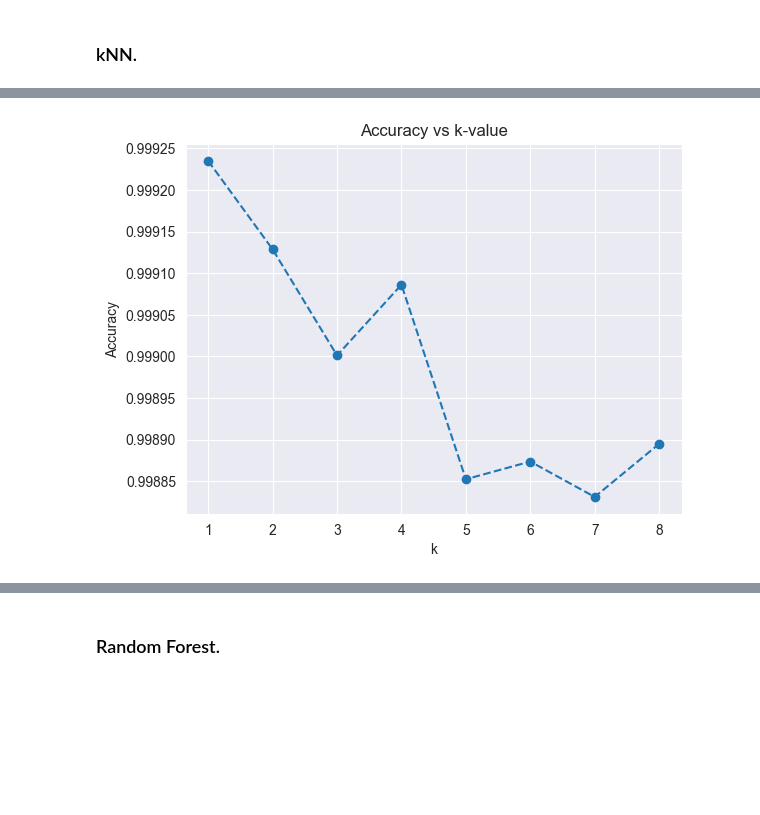
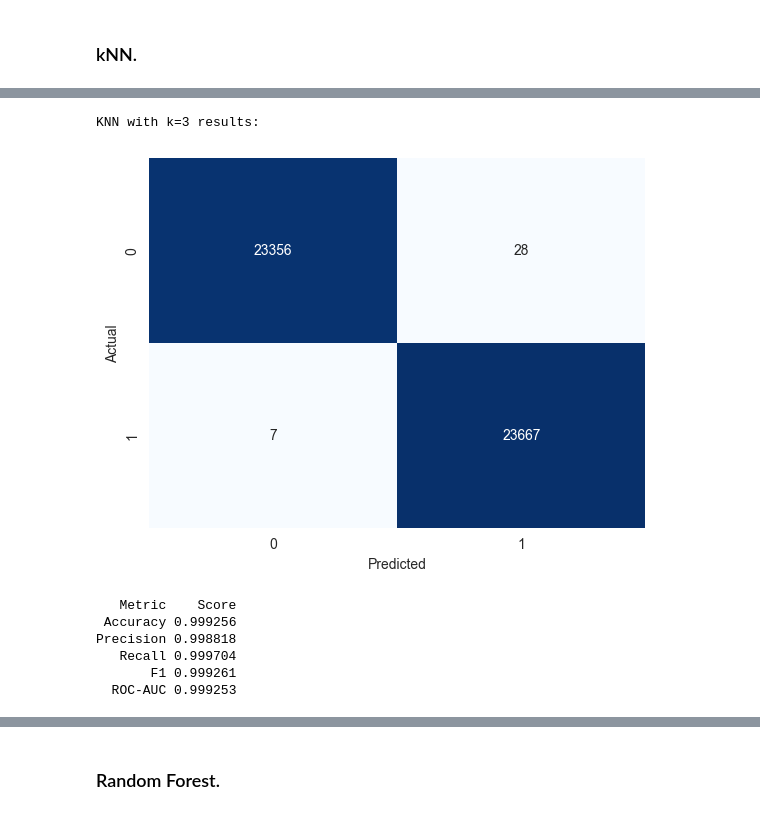
Before and after one commit to gutsy51/leti-course03, a Jupyter notebook: bd/ddos_or_not.ipynb, the cells around one changed output, grey strips where cells are left out. Cells and saved outputs as stored; diff of their text form; code cells hidden in the pictures; blank space fills up the shorter version.

```diff
--- a/bd/ddos_or_not.ipynb
+++ b/bd/ddos_or_not.ipynb
@@ -658,4 +645,20 @@ Is ddos
 Name: proportion, dtype: float64
 # %% [markdown]
 ### kNN.
+# %%
+def get_knn(n_neighbors):
+    return KNeighborsClassifier(
+        n_neighbors=n_neighbors,
+        weights='distance',
+        algorithm='auto',
+        n_jobs=-1
+    )
+# %%
+def evaluate_k(n_neighbors, x_tr, y_tr, x_tst, y_tst):
+    """Evaluate KNN and return results."""
+    time_iter_start = timer()
+    model = get_knn(n_neighbors)
+    model.fit(x_tr, y_tr)
+    scr = accuracy_score(y_tst, model.predict(x_tst))
+    return {'k': n_neighbors, 'score': scr, 'time': timer()-time_iter_start}
 # %%
@@ -699,13 +714,17 @@ Done. Total time: 38s
 # %%
-# Show results.
-plt.plot(
-    K_RANGE, scores_by_k,
-    linestyle='dashed', marker='o'
-)
-plt.xticks(K_RANGE)
-plt.title("Accuracy vs k-value")
-plt.xlabel("k")
-plt.ylabel('Accuracy')
-plt.show()
+# Resulting model.
+knn = get_knn(best_k)
+knn.fit(x_train, y_train)
+knn_pred = knn.predict(x_test)
+
+print(f'KNN with k={best_k} results:')
+show_metrics(y_test, knn_pred)
 # %% [output]
+KNN with k=3 results:
-[figure, old version]
+[figure, new version]
+   Metric    Score
+ Accuracy 0.999256
+Precision 0.998818
+   Recall 0.999704
+       F1 0.999261
+  ROC-AUC 0.999253
```
Also changed, not shown: parts of 6 cells of this notebook.
